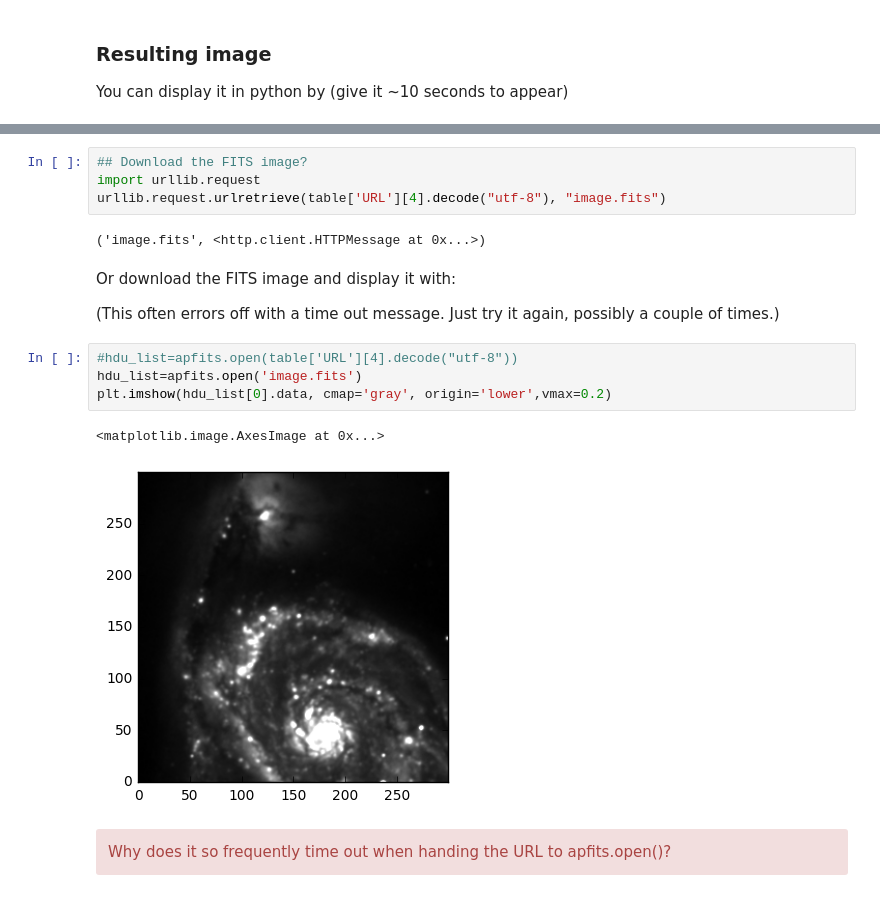
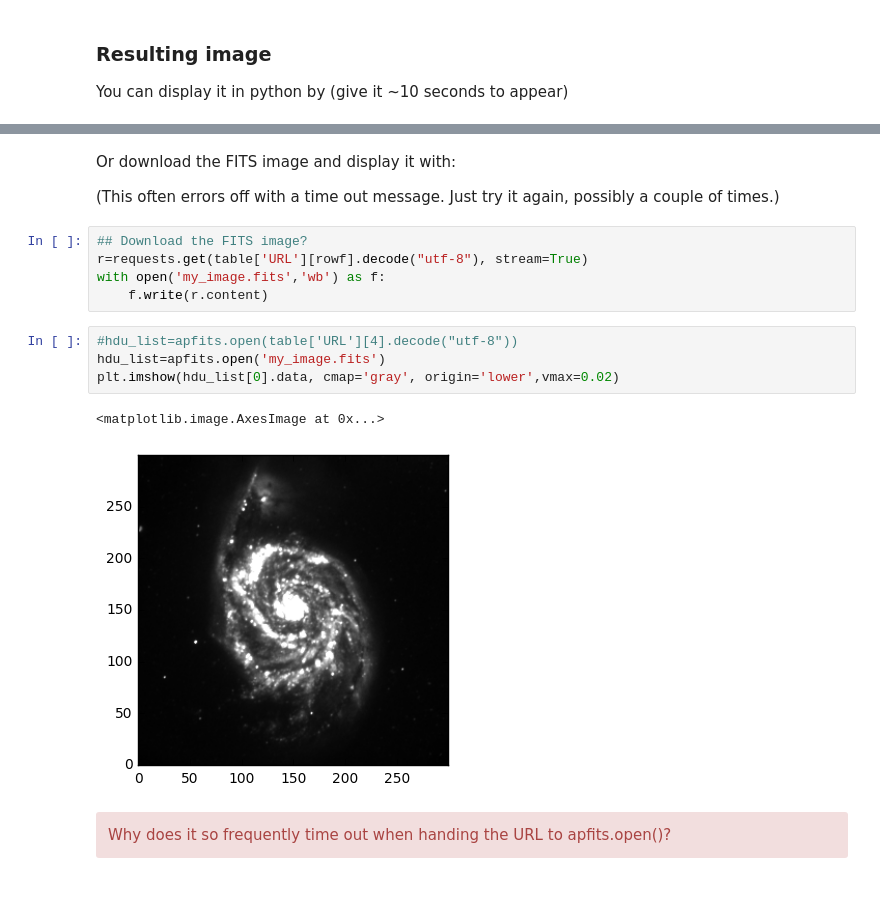
Before and after one commit to NASA-NAVO/aas_workshop_2018, a Jupyter notebook: heasarc/heasarc_Image_Access.ipynb, the cells around one changed output, grey strips where cells are left out. Drawn from its saved outputs; the diff is of its cells as text.

```diff
--- a/heasarc/heasarc_Image_Access.ipynb
+++ b/heasarc/heasarc_Image_Access.ipynb
@@ -141,20 +149,19 @@ display(Image(url=table['URL'][5].decode("utf-8")))
-# %%
-## Download the FITS image?
-import urllib.request
-urllib.request.urlretrieve(table['URL'][4].decode("utf-8"), "image.fits")
-# %% [output]
-('image.fits', <http.client.HTTPMessage at 0x...>)
 # %% [markdown]
 Or download the FITS image and display it with:
 
 (This often errors off with a time out message.  Just try it again, possibly a couple of times.)
+# %%
+## Download the FITS image?
+r=requests.get(table['URL'][rowf].decode("utf-8"), stream=True)
+with open('my_image.fits','wb') as f:
+    f.write(r.content)
 # %%
 #hdu_list=apfits.open(table['URL'][4].decode("utf-8"))
-hdu_list=apfits.open('image.fits')
-plt.imshow(hdu_list[0].data, cmap='gray', origin='lower',vmax=0.2)
+hdu_list=apfits.open('my_image.fits')
+plt.imshow(hdu_list[0].data, cmap='gray', origin='lower',vmax=0.02)
 # %% [output]
 <matplotlib.image.AxesImage at 0x...>
-[figure, old version]
+[figure, new version]
 # %% [markdown]
 <div class="alert alert-block alert-danger">
 Why does it so frequently time out when handing the URL to apfits.open()?
```
Also changed, not shown: parts of 17 cells of this notebook, 2 other files.
